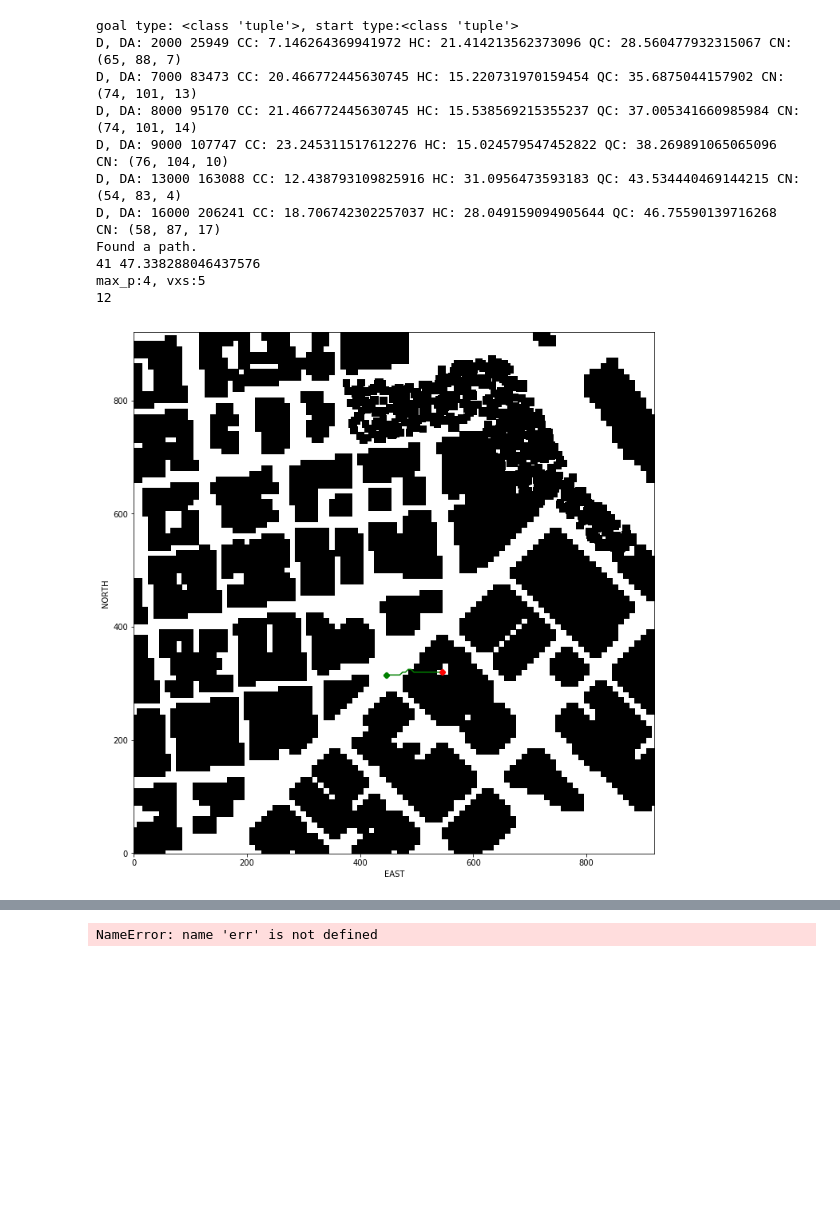
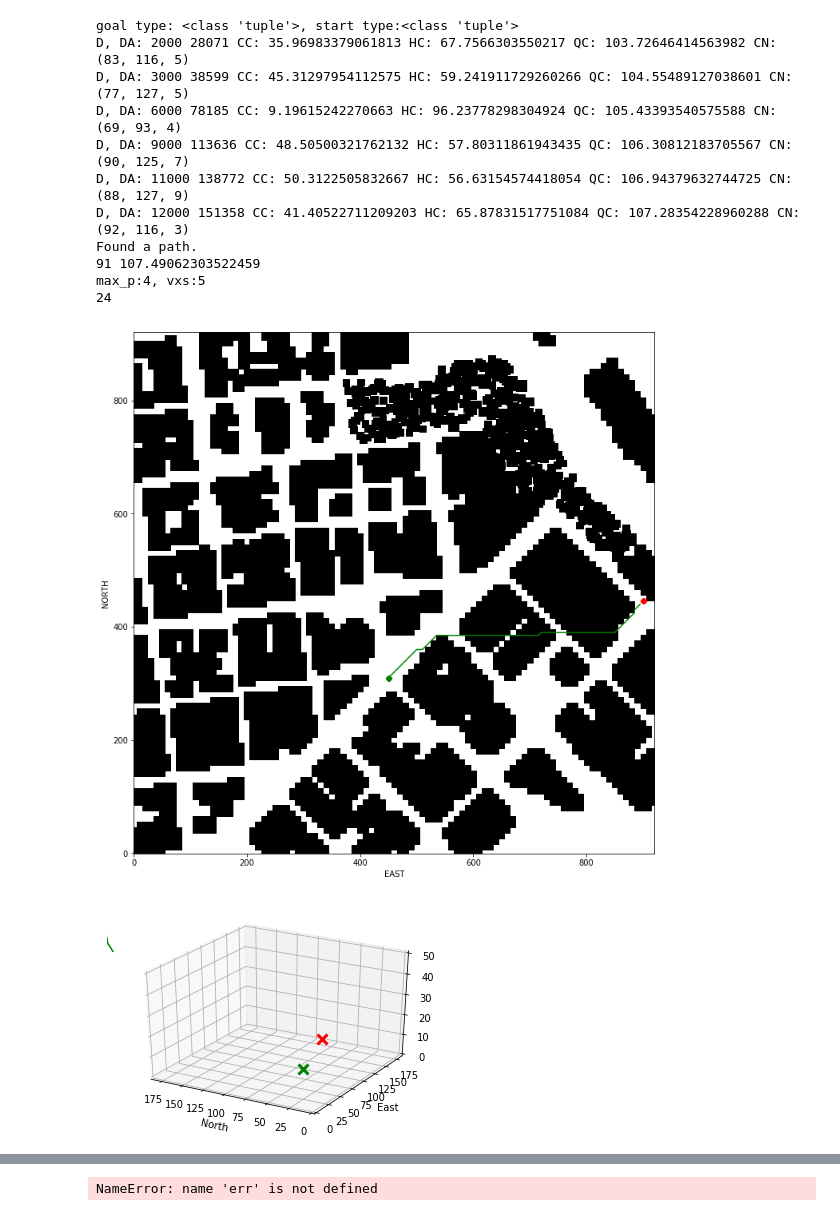
Before and after one commit to seyfig/3DMotionPlanning, a Jupyter notebook: motionplot3Dvox.ipynb, the cells around one changed output, grey strips where cells are left out. Drawn from its saved outputs; the diff is of its cells as text; code cells hidden in the pictures; blank space fills up the shorter version.

```diff
--- a/motionplot3Dvox.ipynb
+++ b/motionplot3Dvox.ipynb
@@ -308,9 +338,13 @@ def plan_path(self, twoD=False):
         voxmap, north_offvox, east_offvox = create_voxmap(data, safety_distance=SAFETY_DISTANCE, max_altitude=MAX_ALTITUDE, voxel_size=VOXEL_SIZE)
     # Define a grid for a particular altitude and safety margin around obstacles
     grid, north_offset, east_offset = create_grid(data, TARGET_ALTITUDE, SAFETY_DISTANCE)
+    grid25, _,_ = create_grid25(data, SAFETY_DISTANCE)
+    print("grid2.5 shape = ", grid25.shape)
     print("North offset = {0}, east offset = {1}, grid shape = {2}".format(north_offset, east_offset, grid.shape))
     print("North offvox = {0}, east offvox = {1}, vox shape = {2}".format(north_offvox, east_offvox, voxmap.shape))
 
+    print("grid25")
+    print(grid25)
     # Define starting point on the grid (this is just grid center)
     with open('colliders.csv') as f:
         first_line = f.readline().strip()
@@ -320,7 +354,7 @@ def plan_path(self, twoD=False):
     #grid_start = (-north_offset, -east_offset)
     # TODO: convert start position to current position rather than map center
     self.set_home_position(lat0, lon0, 0)
-    print((lon0, lat0), " vs ", (-north_offset, -east_offset))
+    print("lon lat: ", (lon0, lat0), " vs ", (-north_offset, -east_offset))
     print("lla: ",self._latitude, self._longitude, self._altitude)
     print("gh: ",self.global_home)
     print("gp: ",self.global_position)
@@ -350,7 +384,7 @@ def plan_path(self, twoD=False):
     # grid_goal = (grid_start[0] + 10, grid_start[1] + 10)
     #goal = (-122.400600, 37.793401, 0)
     #goal = (lat0 + 0.0001, lon0 + 0.00001, 0)
-    dist_idx = 1000.0
+    dist_idx = 100.0
     goal_obs = True
     goal_try = 0
     goal_list = []
@@ -372,9 +406,22 @@ def plan_path(self, twoD=False):
         if twoD:
             grid_goal = (int(np.rint(ng - north_offset)), int(np.rint(eg - east_offset)))
         else:
-            grid_goal = (int(np.rint(ng - north_offset)), int(np.rint(eg - east_offset)), int(np.rint(goal[2])))
+            goal_north = int(np.rint(ng - north_offset))
+            goal_east = int(np.rint(eg - east_offset))
+            grid25shape = grid25.shape
+            if goal_north < 1:
+                goal_north = 1
+            elif goal_north > grid25shape[0] - 2:
+                goal_north = grid25shape[0] - 2
+            if goal_east < 1:
+                goal_east = 1
+            elif goal_east > grid25shape[1] - 2:
+                goal_east = grid25shape[1] - 2
+            goal_alt= int(np.rint(grid25[goal_north, goal_east] + SAFETY_DISTANCE))
+            #grid_goal = (int(np.rint(ng - north_offset)), int(np.rint(eg - east_offset)), int(np.rint(goal[2])))
+            grid_goal = (goal_north, goal_east, goal_alt)
 
-        grid_goal = (310,500,100)
+#        grid_goal = (310,500,100)
 
         # Top of the next building
 #         grid_goal = (grid_start[0] - 10,
@@ -382,14 +429,15 @@ def plan_path(self, twoD=False):
 #                      grid_start[2] + 100)
 
         # To the hole
-        grid_goal = (grid_start[0] + 5,
-                     grid_start[1] + 100,
-                     grid_start[2] + 30)
+        #grid_goal = (320, 545, 5)
+#         grid_goal = (grid_start[0] + 5,
+#                      grid_start[1] + 100,
+#                      grid_start[2] + 30)
 
 
-#         grid_goal = (grid_start[0] - 100,
-#                      grid_start[1] + 100,
-#                      grid_start[2] + 100)
+#         grid_goal = (grid_start[0] - 10,
+#                      grid_start[1] + 10,
+#                      grid_start[2] + 10)
 
         vox_goal = (grid_goal[0] // VOXEL_SIZE,
                      grid_goal[1] // VOXEL_SIZE,
@@ -403,6 +451,8 @@ def plan_path(self, twoD=False):
             vox_goal = (grid_goal[0], voxel_shape[1] - 1, vox_goal[2])
         elif vox_goal[1] < 1:
             vox_goal = (vox_goal[0], 1, vox_goal[2])
+
+        print("gg: ",grid_goal, " vg: ", vox_goal, goal_obs)
 
         if twoD:
             goal_obs = grid[grid_goal[0], grid_goal[1]]
@@ -435,6 +485,7 @@ def plan_path(self, twoD=False):
     pruned_path = prune_path(path, VOXEL_SIZE)
     print(len(pruned_path))
     plot(grid, grid_start, grid_goal, goal_list=[], path=pruned_path)
+    plot3D(voxmap, vox_start, vox_goal, path=pruned_path)
 
     print("A* path:")
     for p in path:
@@ -485,13 +536,14 @@ Vox Start and Goal:  (63, 89, 1) (64, 109, 7)
 goal type: <class 'tuple'>, start type:<class 'tuple'>
-D, DA: 2000 25949 CC: 7.146264369941972 HC: 21.414213562373096 QC: 28.560477932315067 CN: (65, 88, 7)
-D, DA: 7000 83473 CC: 20.466772445630745 HC: 15.220731970159454 QC: 35.6875044157902 CN: (74, 101, 13)
-D, DA: 8000 95170 CC: 21.466772445630745 HC: 15.538569215355237 QC: 37.005341660985984 CN: (74, 101, 14)
-D, DA: 9000 107747 CC: 23.245311517612276 HC: 15.024579547452822 QC: 38.269891065065096 CN: (76, 104, 10)
-D, DA: 13000 163088 CC: 12.438793109825916 HC: 31.0956473593183 QC: 43.534440469144215 CN: (54, 83, 4)
-D, DA: 16000 206241 CC: 18.706742302257037 HC: 28.049159094905644 QC: 46.75590139716268 CN: (58, 87, 17)
+D, DA: 2000 28071 CC: 35.96983379061813 HC: 67.7566303550217 QC: 103.72646414563982 CN: (83, 116, 5)
+D, DA: 3000 38599 CC: 45.31297954112575 HC: 59.241911729260266 QC: 104.55489127038601 CN: (77, 127, 5)
+D, DA: 6000 78185 CC: 9.19615242270663 HC: 96.23778298304924 QC: 105.43393540575588 CN: (69, 93, 4)
+D, DA: 9000 113636 CC: 48.50500321762132 HC: 57.80311861943435 QC: 106.30812183705567 CN: (90, 125, 7)
+D, DA: 11000 138772 CC: 50.3122505832667 HC: 56.63154574418054 QC: 106.94379632744725 CN: (88, 127, 9)
+D, DA: 12000 151358 CC: 41.40522711209203 HC: 65.87831517751084 QC: 107.28354228960288 CN: (92, 116, 3)
 Found a path.
-41 47.338288046437576
+91 107.49062303522459
 max_p:4, vxs:5
-12
+24
-[figure, old version]
+[figure, new version]
+[figure, added]
 A* path:
```
Also changed, not shown: parts of 5 cells of this notebook, 1 other file.
